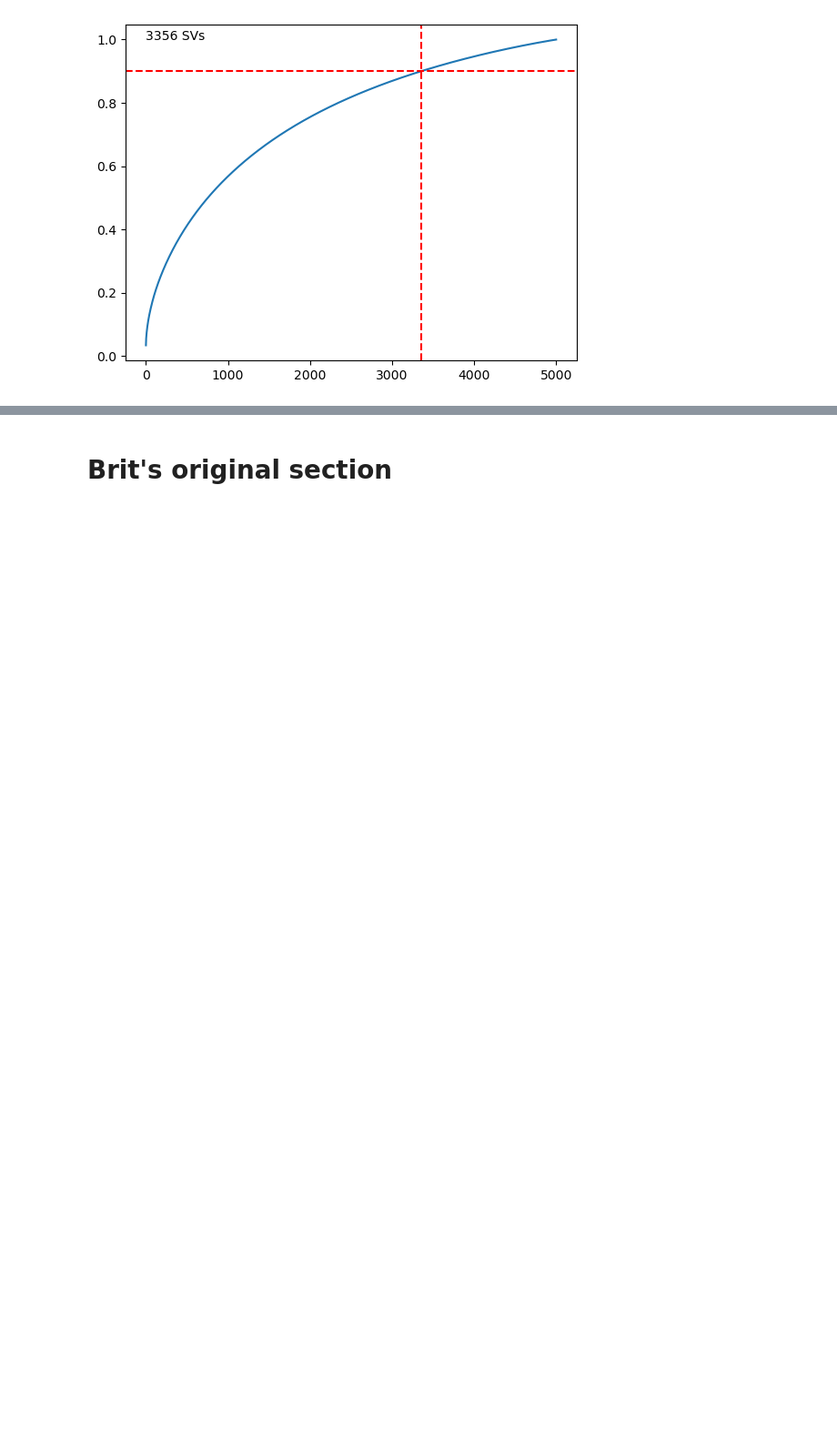
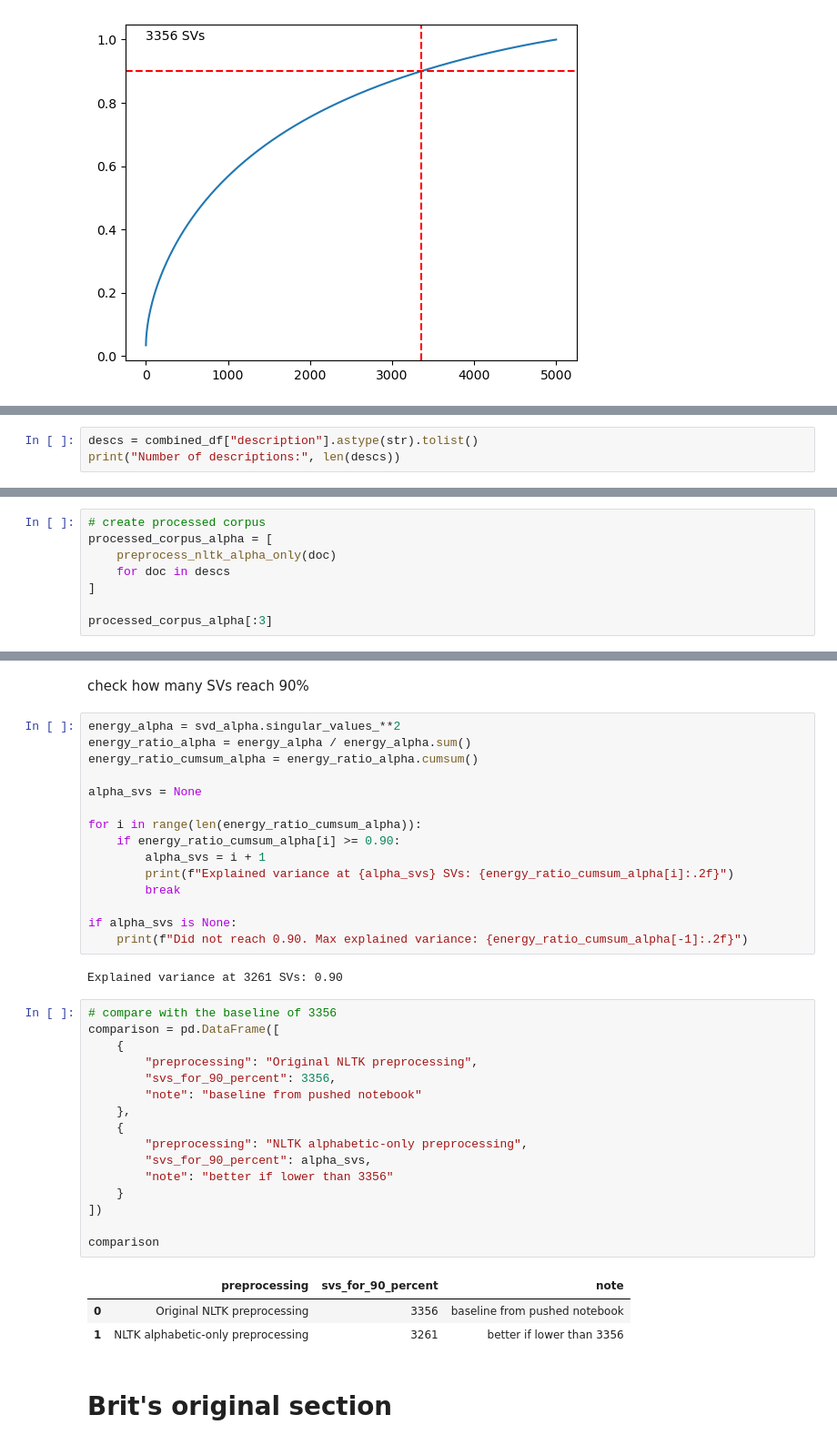
Before and after one commit to qigol/ml1-project-lt4, a Jupyter notebook: working-notebooks/q/from_brit-svd with notes.ipynb, the cells around one changed output, grey strips where cells are left out. Shown at 91% size. Cells and saved outputs as stored; diff of their text form; blank space fills up the shorter version.

```diff
--- a/working-notebooks/q/from_brit-svd with notes.ipynb
+++ b/working-notebooks/q/from_brit-svd with notes.ipynb
@@ -282,0 +285,3 @@ Explained variance at 3356 SVs: 0.90
+# %%
+descs = combined_df["description"].astype(str).tolist()
+print("Number of descriptions:", len(descs))
@@ -282,0 +335,8 @@ Explained variance at 3356 SVs: 0.90
+# %%
+# create processed corpus
+processed_corpus_alpha = [
+    preprocess_nltk_alpha_only(doc)
+    for doc in descs
+]
+
+processed_corpus_alpha[:3]
@@ -283,3 +365,42 @@ Explained variance at 3356 SVs: 0.90
+# %% [markdown]
+check how many SVs reach 90%
+# %%
+energy_alpha = svd_alpha.singular_values_**2
+energy_ratio_alpha = energy_alpha / energy_alpha.sum()
+energy_ratio_cumsum_alpha = energy_ratio_alpha.cumsum()
+
+alpha_svs = None
+
+for i in range(len(energy_ratio_cumsum_alpha)):
+    if energy_ratio_cumsum_alpha[i] >= 0.90:
+        alpha_svs = i + 1
+        print(f"Explained variance at {alpha_svs} SVs: {energy_ratio_cumsum_alpha[i]:.2f}")
+        break
+
+if alpha_svs is None:
+    print(f"Did not reach 0.90. Max explained variance: {energy_ratio_cumsum_alpha[-1]:.2f}")
+# %% [output]
+Explained variance at 3261 SVs: 0.90
+# %%
+# compare with the baseline of 3356
+comparison = pd.DataFrame([
+    {
+        "preprocessing": "Original NLTK preprocessing",
+        "svs_for_90_percent": 3356,
+        "note": "baseline from pushed notebook"
+    },
+    {
+        "preprocessing": "NLTK alphabetic-only preprocessing",
+        "svs_for_90_percent": alpha_svs,
+        "note": "better if lower than 3356"
+    }
+])
+
+comparison
+# %% [output]
+|  | preprocessing | svs_for_90_percent | note |
+| 0 | Original NLTK preprocessing | 3356 | baseline from pushed notebook |
+| 1 | NLTK alphabetic-only preprocessing | 3261 | better if lower than 3356 |
 # %% [markdown]
 # Brit's original section
 # %% [markdown]
```
Also changed, not shown: parts of 6 cells of this notebook.
